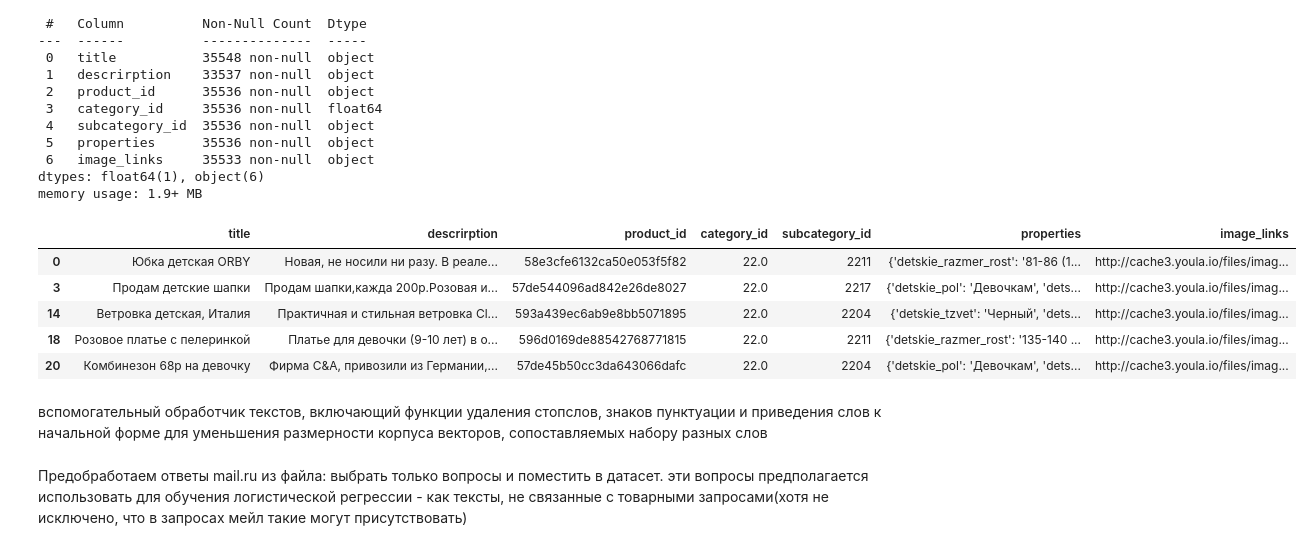
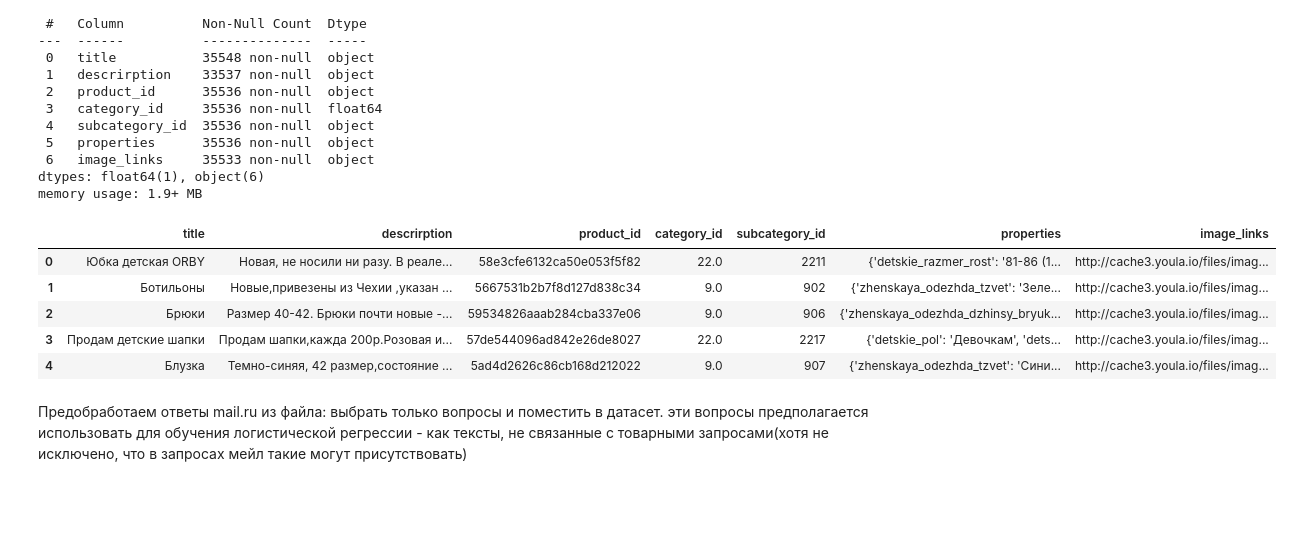
Before and after one commit to sawa25/module_14, a Jupyter notebook: ChatBotPractice_final.ipynb, the cells around one changed output. Cells and saved outputs as stored; diff of their text form; code cells hidden in the pictures; blank space fills up the shorter version.

```diff
--- a/ChatBotPractice_final.ipynb
+++ b/ChatBotPractice_final.ipynb
@@ -40,14 +187,12 @@ Data columns (total 7 columns):
 dtypes: float64(1), object(6)
 memory usage: 1.9+ MB
 # %%
-pds[pds.category_id==22].head(5)
+# pds[pds.category_id==22].head(5)
+pds.head(5)
 # %% [output]
 |  | title | descrirption | product_id | category_id | subcategory_id | properties | image_links |
 | 0 | Юбка детская ORBY | Новая, не носили ни разу. В реале... | 58e3cfe6132ca50e053f5f82 | 22.0 | 2211 | {'detskie_razmer_rost': '81-86 (1... | http://cache3.youla.io/files/imag... |
+| 1 | Ботильоны | Новые,привезены из Чехии ,указан ... | 5667531b2b7f8d127d838c34 | 9.0 | 902 | {'zhenskaya_odezhda_tzvet': 'Зеле... | http://cache3.youla.io/files/imag... |
+| 2 | Брюки | Размер 40-42. Брюки почти новые -... | 59534826aaab284cba337e06 | 9.0 | 906 | {'zhenskaya_odezhda_dzhinsy_bryuk... | http://cache3.youla.io/files/imag... |
 | 3 | Продам детские шапки | Продам шапки,кажда 200р.Розовая и... | 57de544096ad842e26de8027 | 22.0 | 2217 | {'detskie_pol': 'Девочкам', 'dets... | http://cache3.youla.io/files/imag... |
-| 14 | Ветровка детская, Италия | Практичная и стильная ветровка Cl... | 593a439ec6ab9e8bb5071895 | 22.0 | 2204 | {'detskie_tzvet': 'Черный', 'dets... | http://cache3.youla.io/files/imag... |
-| 18 | Розовое платье с пелеринкой | Платье для девочки (9-10 лет) в о... | 596d0169de88542768771815 | 22.0 | 2211 | {'detskie_razmer_rost': '135-140 ... | http://cache3.youla.io/files/imag... |
-| 20 | Комбинезон 68р на девочку | Фирма C&A, привозили из Германии,... | 57de45b50cc3da643066dafc | 22.0 | 2204 | {'detskie_pol': 'Девочкам', 'dets... | http://cache3.youla.io/files/imag... |
+| 4 | Блузка | Темно-синяя, 42 размер,состояние ... | 5ad4d2626c86cb168d212022 | 9.0 | 907 | {'zhenskaya_odezhda_tzvet': 'Сини... | http://cache3.youla.io/files/imag... |
-# %% [markdown]
-вспомогательный обработчик текстов, включающий функции удаления стопслов, знаков пунктуации и приведения слов к начальной форме
-для уменьшения размерности корпуса векторов, сопоставляемых набору разных слов
```
Also changed, not shown: parts of 78 cells of this notebook, 4 other files.
